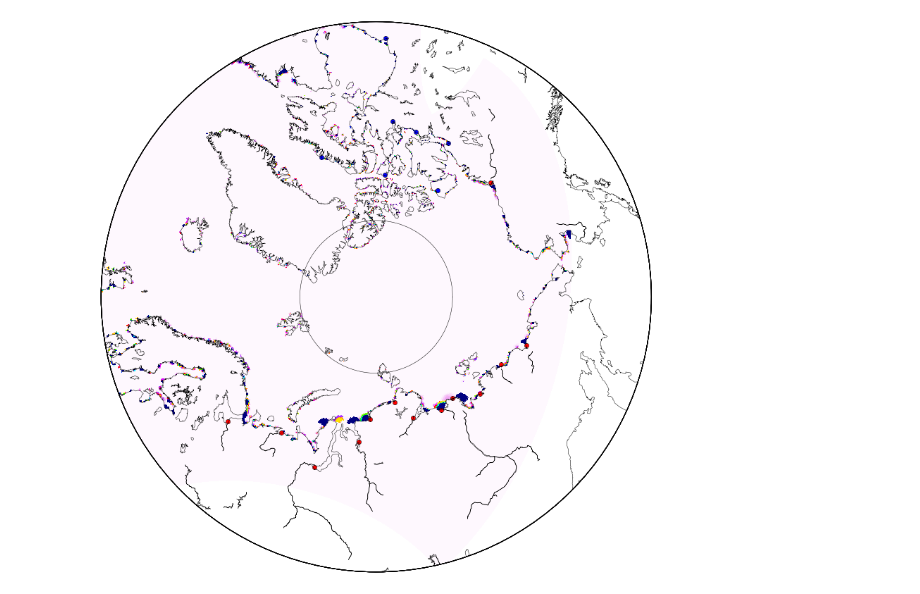
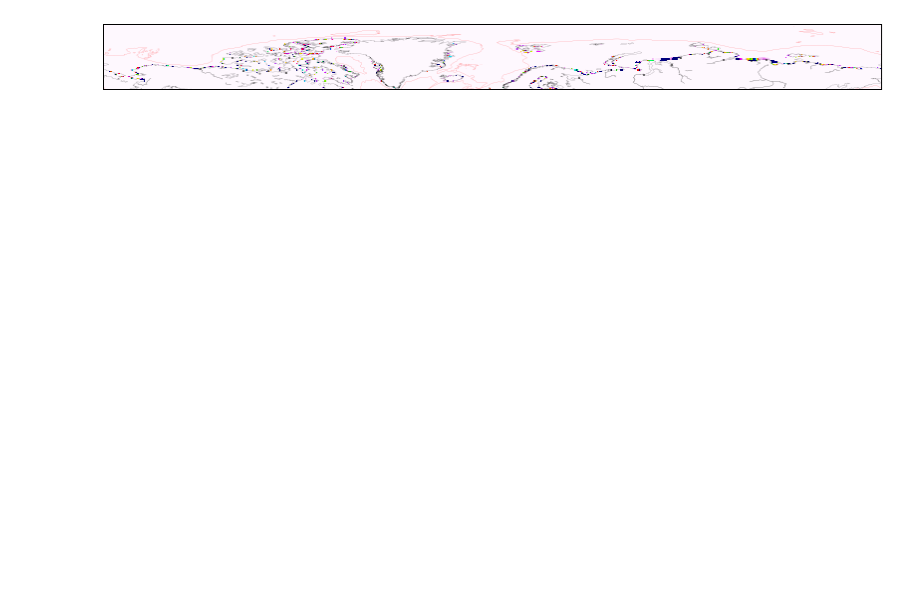
Before and after one commit to UBC-MOAD/analysis-kyle, a Jupyter notebook: notebooks/[Barium] 02 New classification regime.ipynb, the cells around one changed output. Drawn from its saved outputs; the diff is of its cells as text; code cells hidden in the pictures; blank space fills up the shorter version.

```diff
--- a/notebooks/[Barium] 02 New classification regime.ipynb
+++ b/notebooks/[Barium] 02 New classification regime.ipynb
@@ -13,6 +17,10 @@ ANH4_obj=nc.Dataset(ANHA4_name[0])
 nav_lon=ANH4_obj.variables['nav_lon'][:]
 nav_lat=ANH4_obj.variables['nav_lat'][:]
 runoff=ANH4_obj.variables['runoff'][:]*1e4
+# %%
+xgrid, ygrid = np.meshgrid(np.linspace(-180, 180, 720), np.linspace(60, 90, 60))
+# %%
+runoff_int = reporj_NEMOgrid(nav_lon, nav_lat, runoff[7, :, :], xgrid, ygrid, method='linear')
 # %%
 name = ['Pechora', 'Ob', 'Yenisey', 'Olenek', 'Yana', 'Indigirka', 'Kolyma', 'Mackenzie', 'Sev. Dvina', 'Lena', 'khatanga', 'Taimyra', 'Pyasina']
 lons = [52+3     , 66+4, 88-5     , 120     , 137   , 151.5      , 162     , -135       , 42-2        , 127   , 103+4     , 100      , 87     ]
@@ -23,19 +31,36 @@ lats2 = [68          , 68     ,  67.2, 57       , np.nan   , 74       , 74
 # %%
 #lons = [52, 66, 88, 123, 136, 148, 159, 135, 42, 127, 103, 100, 88]
 #lats = [67, 67, 70, 72, 71, 70, 69, 68, 65, 73, 72, 76, 72]
+# %%
+ETOPO2_Arctic=scipy.io.loadmat('_libs/ETOPO2_Arctic.mat')
+lon_arctic=ETOPO2_Arctic['lon_arctic']
+lat_arctic=ETOPO2_Arctic['lat_arctic']
+topo_arctic=ETOPO2_Arctic['topo_arctic']
+#
+res_unit=5
+lon_arctic=lon_arctic[0:-1:res_unit, 0:-1:res_unit]
+lat_arctic=lat_arctic[0:-1:res_unit, 0:-1:res_unit]
+topo_arctic=topo_arctic[0:-1:res_unit, 0:-1:res_unit]*-1
 # %%
 fig=plt.figure(figsize=(14, 14)); ax=plt.gca()
-proj=Basemap(projection='npstere', resolution='l', boundinglat=55, lon_0=90, round=True, ax=ax)
-proj.drawcoastlines(linewidth=0.5, linestyle='-', color='k', zorder=3)
-x, y = proj(nav_lon, nav_lat)
-xc, yc = proj(np.linspace(-180, 180, 180), np.ones([180])*80)
-xs, ys = proj(lons, lats); xs2, ys2 = proj(lons2, lats2)
-proj.plot(xc, yc, 'k-', linewidth=0.5, )
-proj.plot(xs, ys, 'ro'); proj.plot(xs2, ys2, 'bo')
-CS=proj.pcolor(x, y, np.nanmean(runoff, 0), vmin=0, vmax=1, cmap=plt.cm.gist_ncar_r)
-plt.savefig('Arctic_river.png', dpi=400, facecolor='w', edgecolor='w',
+proj = Basemap(projection='cyl', llcrnrlat=60, urcrnrlat=90, llcrnrlon=-180, urcrnrlon=180, resolution='l', suppress_ticks=True)
+#plt.axis('off')
+#plt.tick_params(axis='x', which='both', bottom='off', top='off', labelbottom='off')
+#plt.tick_params(axis='y', which='both', bottom='off', top='off', labelbottom='off')
+#plt.setp(ax.get_xticklabels(), visible=False)
+#proj=Basemap(projection='npstere', resolution='l', boundinglat=55, lon_0=90, round=True, ax=ax)
+proj.drawcoastlines(linestyle='-', color='k', linewidth=0.1, zorder=3)
+xs, ys = proj(lons, lats);
+xs2, ys2 = proj(lons2, lats2)
+x, y = proj(xgrid, ygrid)
+topox, topoy = proj(lon_arctic, lat_arctic)
+
+proj.plot(xs, ys, 'ko',ms=1); proj.plot(xs2, ys2, 'ko', ms=1)
+CS2 = proj.contour(topox, topoy, topo_arctic, [1000], linestyles='-', linewidths=0.1, colors=('r',))
+CS=proj.pcolor(x, y, runoff_int, vmin=0, vmax=1, cmap=plt.cm.gist_ncar_r)
+plt.savefig('Arctic_river.png', dpi=600, facecolor='w', edgecolor='w',
             orientation='portrait', papertype='a4', format='png',
             transparent=True, bbox_inches='tight', pad_inches=0,
             frameon=None)
 # %% [output]
-[figure, old version]
+[figure, new version]
```
Also changed, not shown: parts of 2 cells of this notebook, 9 other files.
